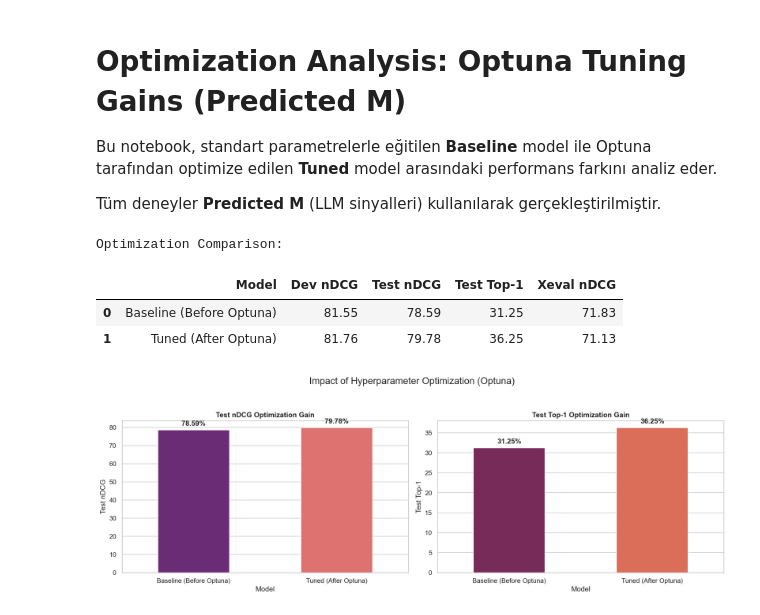
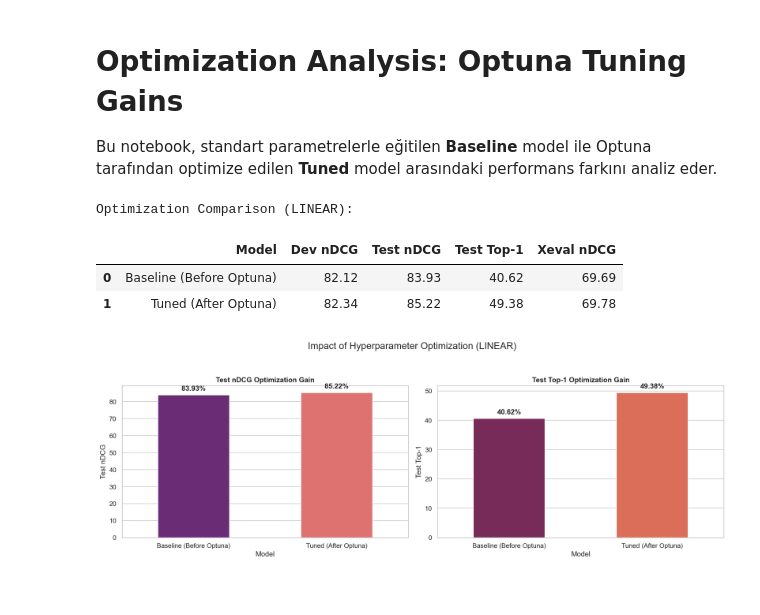
Before and after one commit to furkngoksu/AdMIRe-Multimodal-Ranking, a Jupyter notebook: ranking_experiments/hyperparam_tuning/optimization_results.ipynb, the cells around one changed output. Saved outputs shown, nothing was run; the diff lists cells and outputs as text; code cells hidden in the pictures.

```diff
--- a/ranking_experiments/hyperparam_tuning/optimization_results.ipynb
+++ b/ranking_experiments/hyperparam_tuning/optimization_results.ipynb
@@ -1,9 +1,10 @@
+# %%
+# --- CONFIGURATION ---
+PROJECTION_TYPE = "linear" # Set to "pca" or "linear" to switch between result sets
 # %% [markdown]
-# Optimization Analysis: Optuna Tuning Gains (Predicted M)
+# Optimization Analysis: Optuna Tuning Gains
 
 Bu notebook, standart parametrelerle eğitilen **Baseline** model ile Optuna tarafından optimize edilen **Tuned** model arasındaki performans farkını analiz eder.
-
-Tüm deneyler **Predicted M** (LLM sinyalleri) kullanılarak gerçekleştirilmiştir.
 # %%
 import json
 import pandas as pd
@@ -21,7 +22,7 @@ def load_summary(path_str):
             return json.load(f)
     return None
 
-base_dir = Path('.')
+base_dir = Path(PROJECTION_TYPE)
 paths = {
     'Baseline (Before Optuna)': base_dir / 'baseline/summary.json',
     'Tuned (After Optuna)': base_dir / 'final_model/summary.json'
@@ -36,37 +37,37 @@ for name, path in paths.items():
 if len(data) == 2:
     rows = []
     for name, agg in data.items():
         rows.append({
             'Model': name,
             'Dev nDCG': agg['best_dev']['ndcg'] * 100,
             'Test nDCG': agg['test']['ndcg'] * 100,
             'Test Top-1': agg['test']['top1'] * 100,
             'Xeval nDCG': agg['xeval']['ndcg'] * 100,
         })
 
     df = pd.DataFrame(rows)
-    print("Optimization Comparison:")
+    print(f"Optimization Comparison ({PROJECTION_TYPE.upper()}):")
     display(df.round(2))
 
     metrics = [('Test nDCG', 'magma'), ('Test Top-1', 'rocket')]
     fig, axes = plt.subplots(1, 2, figsize=(15, 5))
 
     for i, (metric, cmap) in enumerate(metrics):
         ax = axes[i]
         sns.barplot(data=df, x='Model', y=metric, hue='Model', legend=False, palette=cmap, width=0.5, ax=ax)
         ax.set_title(f'{metric} Optimization Gain', fontweight='bold')
         for p in ax.patches:
             ax.annotate(f'{p.get_height():.2f}%', (p.get_x() + p.get_width() / 2., p.get_height()),
                          ha='center', va='bottom', xytext=(0, 5), textcoords='offset points', fontweight='bold')
 
-    plt.suptitle("Impact of Hyperparameter Optimization (Optuna)", fontsize=16, y=1.05)
+    plt.suptitle(f"Impact of Hyperparameter Optimization ({PROJECTION_TYPE.upper()})", fontsize=16, y=1.05)
     plt.tight_layout()
     plt.show()
 else:
-    print("Results not found. Run hyperparam_tuning/run.py first.")
+    print(f"Results not found for {PROJECTION_TYPE}. Run hyperparam_tuning/run.py first.")
 # %% [output]
-Optimization Comparison:
+Optimization Comparison (LINEAR):
 |  | Model | Dev nDCG | Test nDCG | Test Top-1 | Xeval nDCG |
-| 0 | Baseline (Before Optuna) | 81.55 | 78.59 | 31.25 | 71.83 |
-| 1 | Tuned (After Optuna) | 81.76 | 79.78 | 36.25 | 71.13 |
+| 0 | Baseline (Before Optuna) | 82.12 | 83.93 | 40.62 | 69.69 |
+| 1 | Tuned (After Optuna) | 82.34 | 85.22 | 49.38 | 69.78 |
-[figure, old version]
+[figure, new version]
```
Also changed, not shown: 8 other files.
